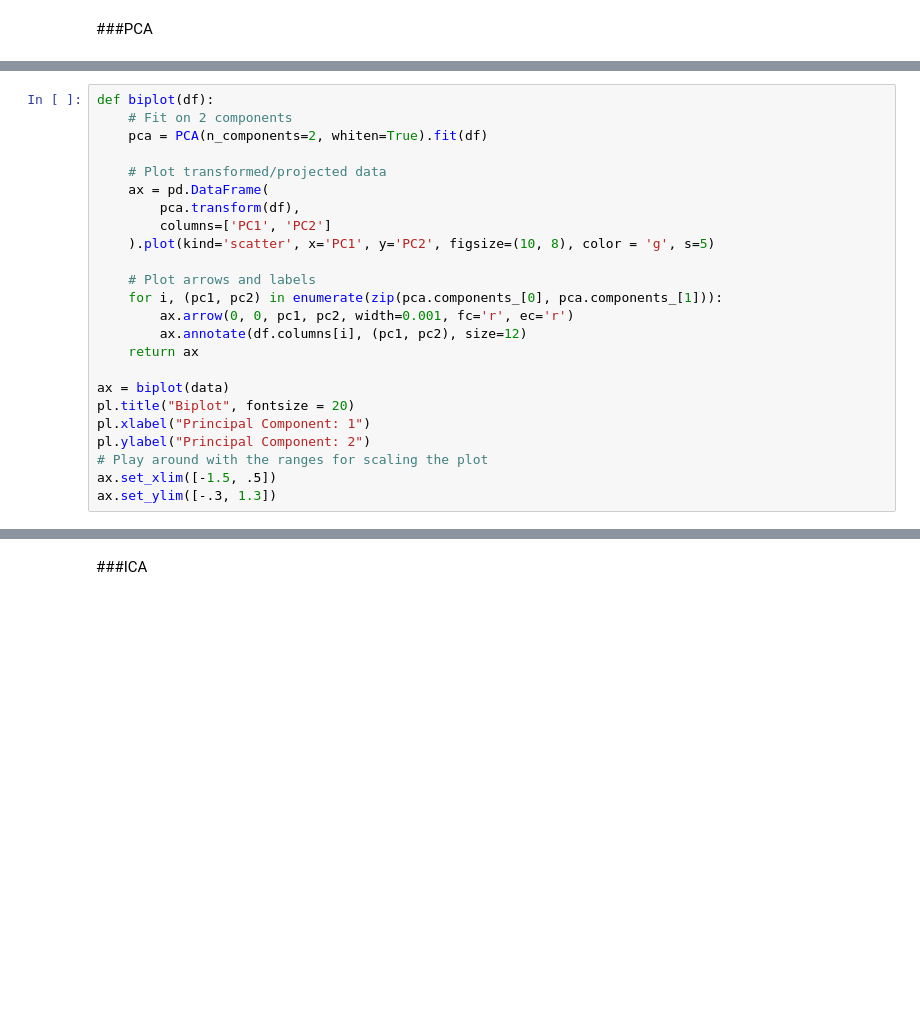
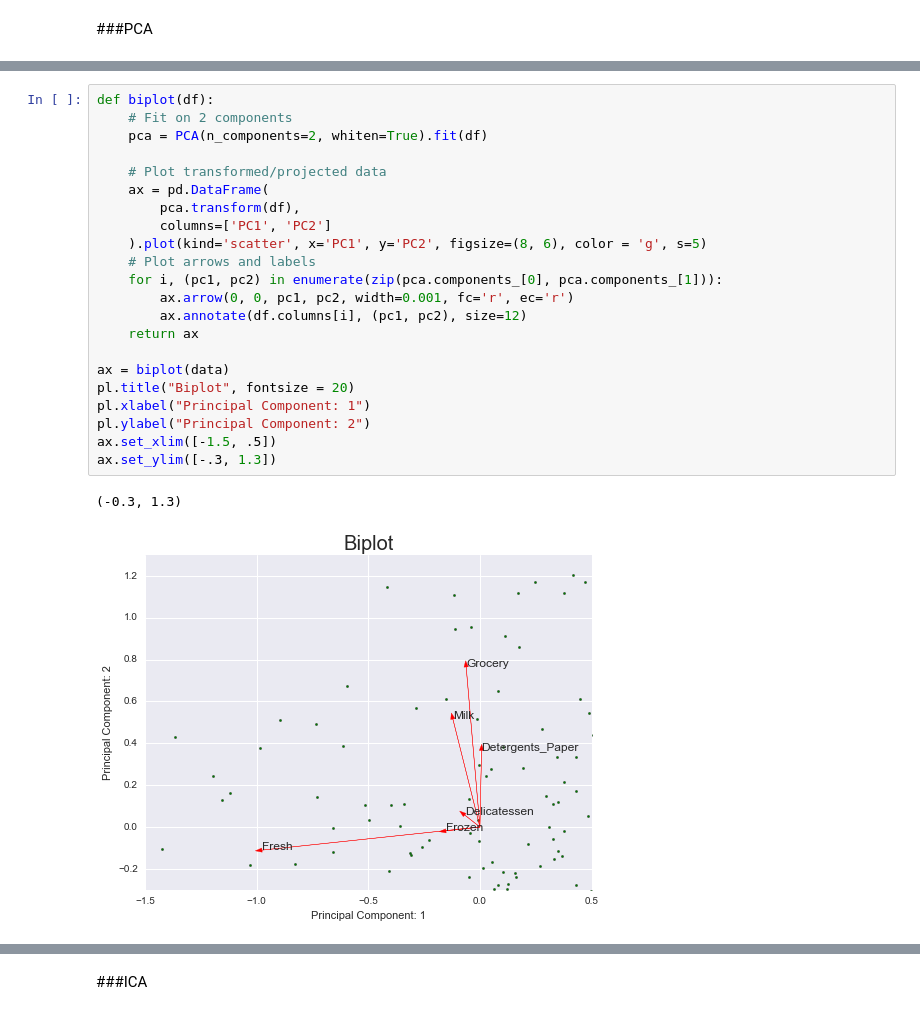
Before and after one commit to Tsmith5151/Customer-Segments, a Jupyter notebook: customer_segments.ipynb, the cells around one changed output, grey strips where cells are left out. Saved outputs shown, nothing was run; the diff lists cells and outputs as text; blank space fills up the shorter version.

```diff
--- a/customer_segments.ipynb
+++ b/customer_segments.ipynb
@@ -104,24 +204,25 @@ pl.show()
 # %%
 def biplot(df):
     # Fit on 2 components
     pca = PCA(n_components=2, whiten=True).fit(df)
 
     # Plot transformed/projected data
     ax = pd.DataFrame(
         pca.transform(df),
         columns=['PC1', 'PC2']
-    ).plot(kind='scatter', x='PC1', y='PC2', figsize=(10, 8), color = 'g', s=5)
-
+    ).plot(kind='scatter', x='PC1', y='PC2', figsize=(8, 6), color = 'g', s=5)
     # Plot arrows and labels
     for i, (pc1, pc2) in enumerate(zip(pca.components_[0], pca.components_[1])):
         ax.arrow(0, 0, pc1, pc2, width=0.001, fc='r', ec='r')
         ax.annotate(df.columns[i], (pc1, pc2), size=12)
     return ax
 
 ax = biplot(data)
 pl.title("Biplot", fontsize = 20)
 pl.xlabel("Principal Component: 1")
 pl.ylabel("Principal Component: 2")
-# Play around with the ranges for scaling the plot
 ax.set_xlim([-1.5, .5])
 ax.set_ylim([-.3, 1.3])
+# %% [output]
+(-0.3, 1.3)
+[figure, added]
```
Also changed, not shown: parts of 22 cells of this notebook.
